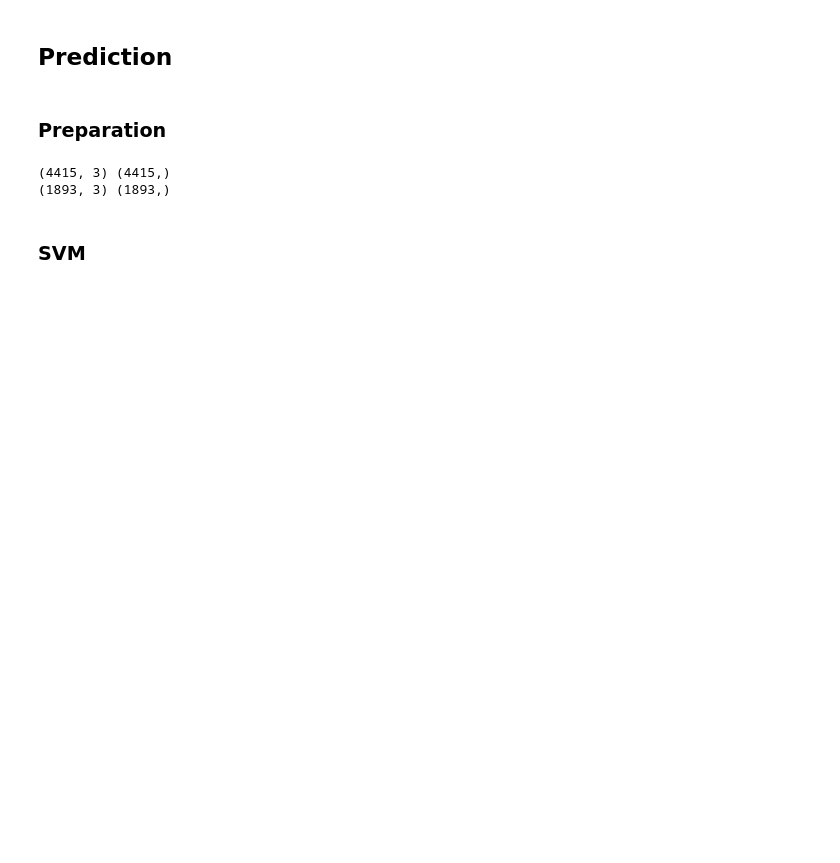
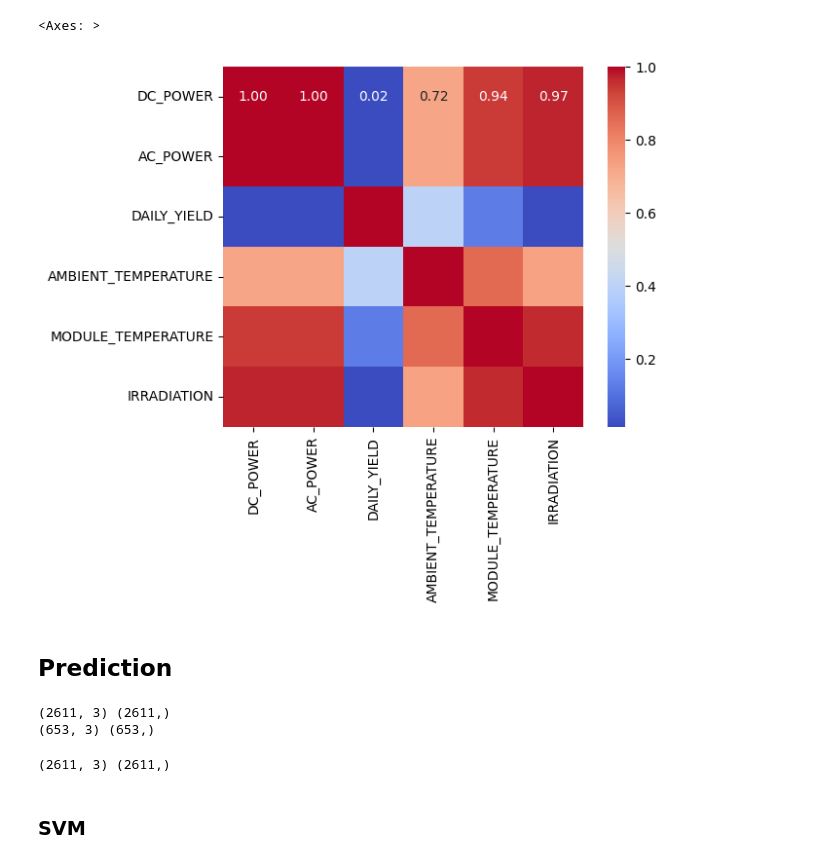
Before and after one commit to HarryXiong24/postgraduate-code-collection, a Jupyter notebook: Winter 2024/ML/project/main.ipynb, the cells around one changed output. Cells and saved outputs as stored; diff of their text form; code cells hidden in the pictures; blank space fills up the shorter version.

```diff
--- a/Winter 2024/ML/project/main.ipynb
+++ b/Winter 2024/ML/project/main.ipynb
@@ -353,0 +29,2 @@ plt.show()
+# %%
+df_plt1_gen = pd.read_csv("./data/Plant_1_Generation_Data.csv")
@@ -353,0 +126,3 @@ plt.show()
+# %%
+df = df_gen.merge(df_weather, on="DATE_TIME", how="left")
+df.info()
@@ -353,0 +146,14 @@ plt.show()
+# %%
+df["HOUR"] = df.DATE_TIME.dt.hour
+df["DAY"] = df.DATE_TIME.dt.dayofyear
+df["DAY_WEEK"] = df.DATE_TIME.dt.dayofweek
+df["MINUTES_15"] = df.DATE_TIME.dt.time
+
+# This maps the 15 minute intervals over the course of the day to ints 1-96.
+df["MINUTES_15"] = df.MINUTES_15.map(
+    {df.MINUTES_15.unique()[i - 1]: i for i in range(1, 97)}
+)
+# Change day of year to day of data
+df["DAY"] = df.DAY.map({df.DAY.unique()[i - 1]: i for i in range(1, 35)})
+
+print(df.shape, df.head())
@@ -353,0 +189,14 @@ plt.show()
+# %%
+inverter_example = "INVERTER_1"
+
+sample_data = df[df["INVERTER"] == inverter_example]
+
+missing_values = sample_data.isnull().sum()
+print(missing_values)
+
+sample_data.fillna(method="ffill", inplace=True)
+
+print(sample_data.head())
+
+missing_values = sample_data.isnull().sum()
+print(missing_values)
@@ -354,27 +225,44 @@ plt.show()
+# %%
+relevant_columns = [
+    "DC_POWER",
+    "AC_POWER",
+    "DAILY_YIELD",
+    "AMBIENT_TEMPERATURE",
+    "MODULE_TEMPERATURE",
+    "IRRADIATION",
+]
+
+correlation_matrix_1 = sample_data[relevant_columns].corr()
+sns.heatmap(correlation_matrix_1, annot=True, cmap="coolwarm", fmt=".2f", square=True)
+# %% [output]
+<Axes: >
+[figure, added]
 # %% [markdown]
 ## Prediction
-# %% [markdown]
-### Preparation
 # %%
 # Preparing features and target variable
-features = data_combined[["AMBIENT_TEMPERATURE", "MODULE_TEMPERATURE", "IRRADIATION"]]
-target = data_combined["AC_POWER"]
+features = sample_data[["AMBIENT_TEMPERATURE", "MODULE_TEMPERATURE", "IRRADIATION"]]
+target = sample_data["AC_POWER"]
 
 # Splitting the data into training and testing sets
 X_train, X_test, y_train, y_test = train_test_split(
-    features, target, test_size=0.3, random_state=42
+    features, target, test_size=0.2, random_state=42
 )
 
 print(X_train.shape, y_train.shape)
 print(X_test.shape, y_test.shape)
 # %% [output]
-(4415, 3) (4415,)
-(1893, 3) (1893,)
+(2611, 3) (2611,)
+(653, 3) (653,)
 # %%
 # Standardizing the features
 scaler = StandardScaler()
 X_train_scaled = scaler.fit_transform(X_train)
 X_test_scaled = scaler.transform(X_test)
+
+print(X_train_scaled.shape, y_train.shape)
+# %% [output]
+(2611, 3) (2611,)
 # %% [markdown]
 ### SVM
 # %%
```
Also changed, not shown: parts of 41 cells of this notebook, 9 other files.
